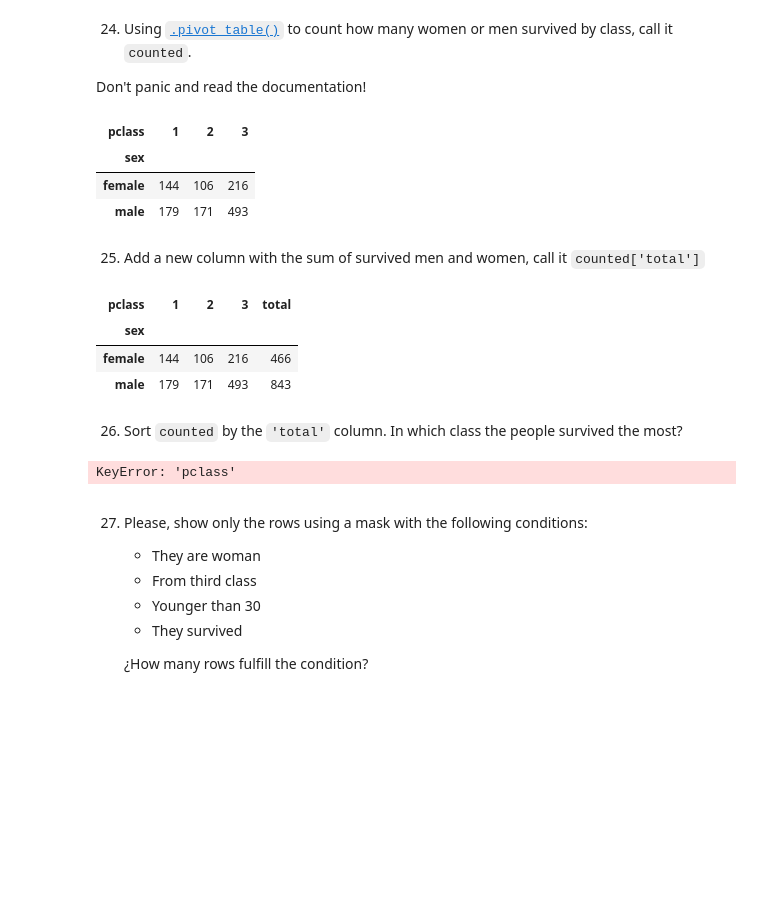
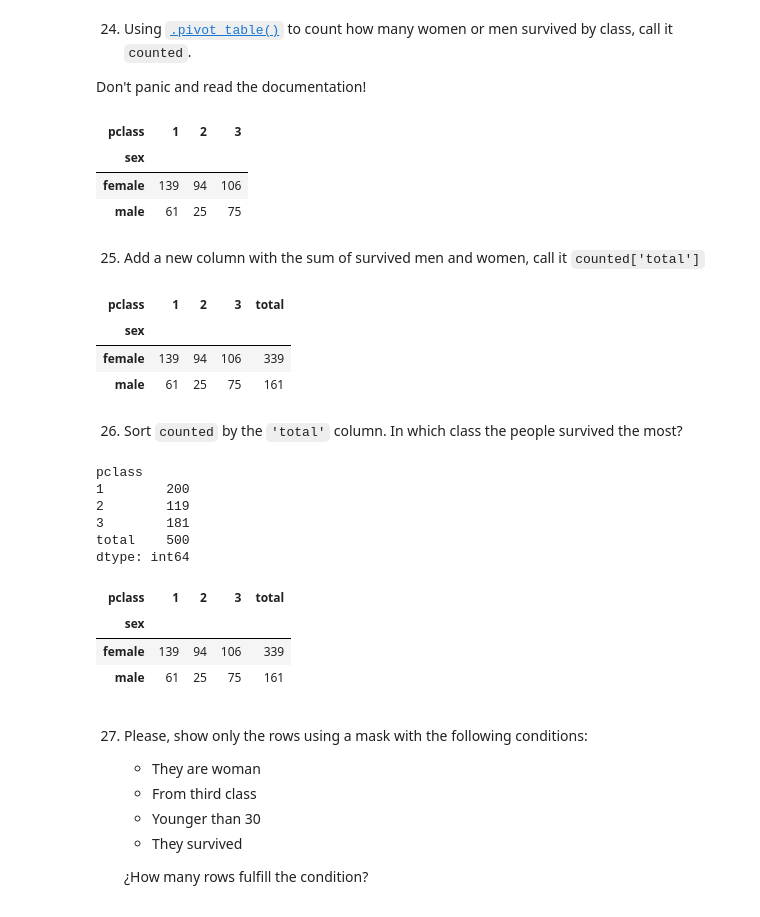
Before and after one commit to Rafacercos/ONLINE_DS_THEBRIDGE_RAFACERCOS, a Jupyter notebook: MIS_EJERCICIOS/Pandas/Titanic-exercise.ipynb, the cells around one changed output. Cells and saved outputs as stored; diff of their text form; code cells hidden in the pictures; blank space fills up the shorter version.

```diff
--- a/MIS_EJERCICIOS/Pandas/Titanic-exercise.ipynb
+++ b/MIS_EJERCICIOS/Pandas/Titanic-exercise.ipynb
@@ -354,13 +354,13 @@ print(by_class["fare"].loc[3]["median"])
 
 Don't panic and read the documentation!
 # %%
-counted = pd.pivot_table(data=titanic,index="sex",columns="pclass",values = "survived",aggfunc="count")
+counted = pd.pivot_table(data=titanic,index="sex",columns="pclass",values = "survived",aggfunc="sum")
 counted
 # %% [output]
 | pclass | 1 | 2 | 3 |
 | sex |  |  |  |
-| female | 144 | 106 | 216 |
-| male | 179 | 171 | 493 |
+| female | 139 | 94 | 106 |
+| male | 61 | 25 | 75 |
 # %% [markdown]
 25. Add a new column with the sum of survived men and women, call it `counted['total']`
 # %%
@@ -369,14 +369,26 @@ counted
 # %% [output]
 | pclass | 1 | 2 | 3 | total |
 | sex |  |  |  |  |
-| female | 144 | 106 | 216 | 466 |
-| male | 179 | 171 | 493 | 843 |
+| female | 139 | 94 | 106 | 339 |
+| male | 61 | 25 | 75 | 161 |
 # %% [markdown]
 26. Sort `counted` by the `'total'` column. In which class the people survived the most?
+# %%
+counted.sum(axis=0)
+# %% [output]
+pclass
+1        200
+2        119
+3        181
+total    500
+dtype: int64
 # %%
-counted.sort_values("pclass",ascending= False)
+counted.sort_values("total",ascending= False)
 # %% [output]
-KeyError: 'pclass'
+| pclass | 1 | 2 | 3 | total |
+| sex |  |  |  |  |
+| female | 139 | 94 | 106 | 339 |
+| male | 61 | 25 | 75 | 161 |
 # %% [markdown]
 27. Please, show only the rows using a mask with the following conditions:
     - They are woman
```
Also changed, not shown: parts of 5 cells of this notebook.
